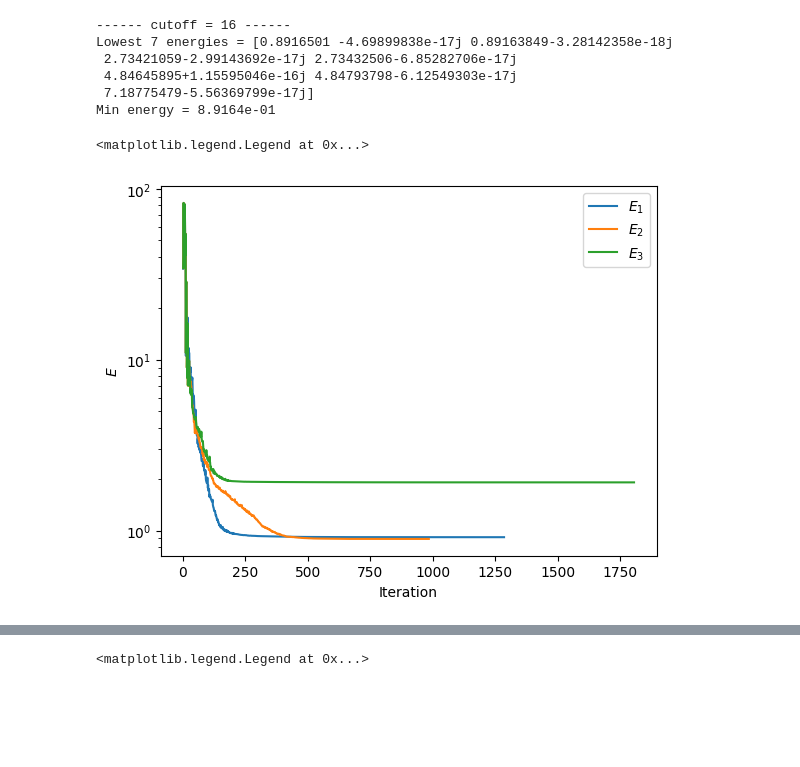
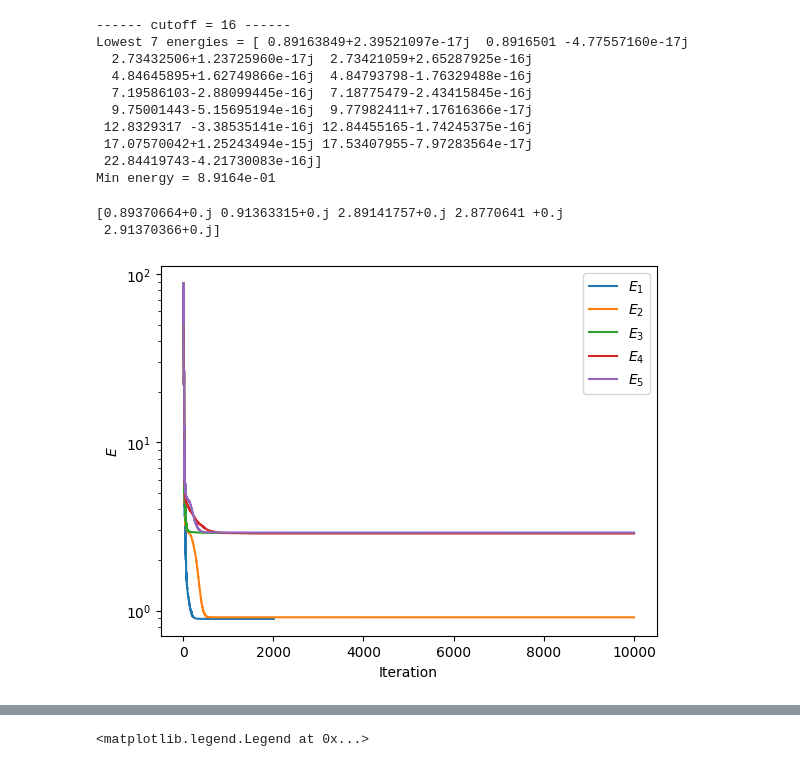
Before and after one commit to chrisculver/SUSY_QuantumComputing, a Jupyter notebook: production/vqd_dw_l16.ipynb, the cells around one changed output, grey strips where cells are left out. Cells and saved outputs as stored; diff of their text form; code cells hidden in the pictures; blank space fills up the shorter version.

Commit message:
Better vqd with big beta

```diff
--- a/production/vqd_dw_l16.ipynb
+++ b/production/vqd_dw_l16.ipynb
@@ -61,35 +61,54 @@ def callback(eval_count, params, value, meta, step):
 # %%
 print("------ cutoff = {} ------".format(cutoff))
 #CLASSICAL COMPUTATION OF GROUND STATE ENERGY
-ens=scipy.sparse.linalg.eigs(getMatrix(ham.pauliStrings),k=7,sigma=0.0)[0]
+ens=scipy.sparse.linalg.eigs(getMatrix(ham.pauliStrings),k=15,sigma=0.0)[0]
 print("Lowest 7 energies = {}".format(ens))
 print("Min energy = {:.4e}".format(np.array([x.real for x in ens]).min()))
 # %% [output]
 ------ cutoff = 16 ------
-Lowest 7 energies = [0.8916501 -4.69899838e-17j 0.89163849-3.28142358e-18j
- 2.73421059-2.99143692e-17j 2.73432506-6.85282706e-17j
- 4.84645895+1.15595046e-16j 4.84793798-6.12549303e-17j
- 7.18775479-5.56369799e-17j]
+Lowest 7 energies = [ 0.89163849+2.39521097e-17j  0.8916501 -4.77557160e-17j
+  2.73432506+1.23725960e-17j  2.73421059+2.65287925e-16j
+  4.84645895+1.62749866e-16j  4.84793798-1.76329488e-16j
+  7.19586103-2.88099445e-16j  7.18775479-2.43415845e-16j
+  9.75001443-5.15695194e-16j  9.77982411+7.17616366e-17j
+ 12.8329317 -3.38535141e-16j 12.84455165-1.74245375e-16j
+ 17.07570042+1.25243494e-15j 17.53407955-7.97283564e-17j
+ 22.84419743-4.21730083e-16j]
 Min energy = 8.9164e-01
 # %%
+k=5
+betas=[2,2,2,2,2]
+
 counts=[]
 values=[]
 steps=[]
 
-vqd=VQD(estimator, fidelity, ansatz, optimizer=COBYLA(maxiter=10000, tol=1e-4), k=k, betas=betas, callback=callback)
+def callback(eval_count, params, value, meta, step):
+    counts.append(eval_count)
+    values.append(value)
+    steps.append(step)
+
+counts=[]
+values=[]
+steps=[]
+
+vqd=VQD(estimator, fidelity, ansatz, optimizer=COBYLA(maxiter=10000, tol=1e-6), k=k, betas=betas, callback=callback)
 result=vqd.compute_eigenvalues(operator=hamOP)
 
 counts=np.asarray(counts)
 steps=np.asarray(steps)
 values=np.asarray(values)
 for i in range(1,k+1):
     _counts=counts[np.where(steps==i)]
     _values=values[np.where(steps==i)]
     plt.plot(_counts,_values,label=r'$E_{{{}}}$'.format(i))
 plt.xlabel(r'Iteration')
 plt.ylabel(r'$E$')
 plt.yscale('log')
 plt.legend(loc='upper right')
+
+print(result.eigenvalues)
 # %% [output]
-<matplotlib.legend.Legend at 0x...>
+[0.89370664+0.j 0.91363315+0.j 2.89141757+0.j 2.8770641 +0.j
+ 2.91370366+0.j]
-[figure, old version]
+[figure, new version]
```
Also changed, not shown: parts of 4 cells of this notebook, 1 other file.
